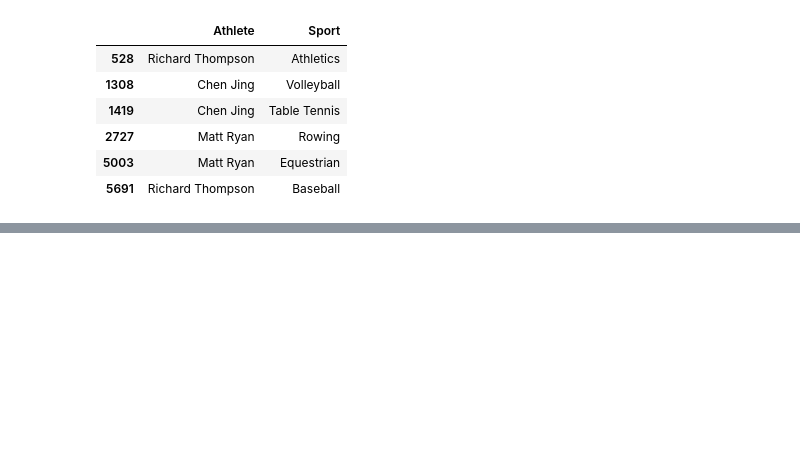
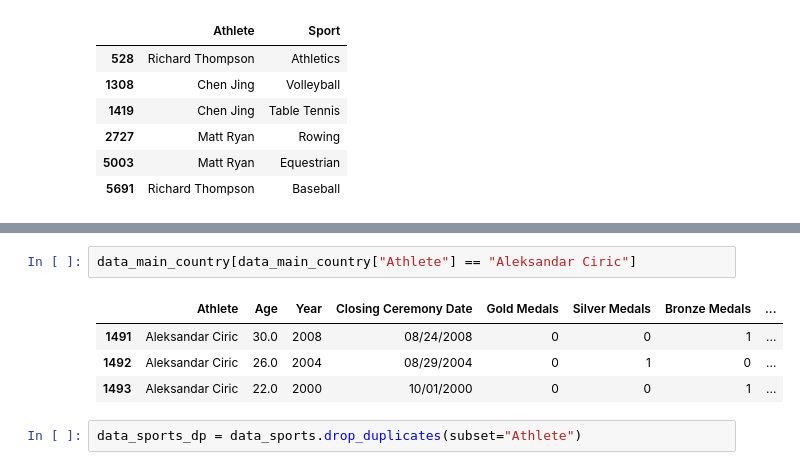
Before and after one commit to JCFlores93/ML-UDEMY, a Jupyter notebook: scripts/T2 - 4 - Data Cleaning - Concatenación de datos.ipynb, the cells around one changed output, grey strips where cells are left out. Cells and saved outputs as stored; diff of their text form; blank space fills up the shorter version.

```diff
--- a/scripts/T2 - 4 - Data Cleaning - Concatenación de datos.ipynb
+++ b/scripts/T2 - 4 - Data Cleaning - Concatenación de datos.ipynb
@@ -257,0 +281,9 @@ data_sports[
+# %%
+data_main_country[data_main_country["Athlete"] == "Aleksandar Ciric"]
+# %% [output]
+|  | Athlete | Age | Year | Closing Ceremony Date | Gold Medals | Silver Medals | Bronze Medals | ... |
+| 1491 | Aleksandar Ciric | 30.0 | 2008 | 08/24/2008 | 0 | 0 | 1 | ... |
+| 1492 | Aleksandar Ciric | 26.0 | 2004 | 08/29/2004 | 0 | 1 | 0 | ... |
+| 1493 | Aleksandar Ciric | 22.0 | 2000 | 10/01/2000 | 0 | 0 | 1 | ... |
+# %%
+data_sports_dp = data_sports.drop_duplicates(subset="Athlete")
```
Also changed, not shown: parts of 9 cells of this notebook.
